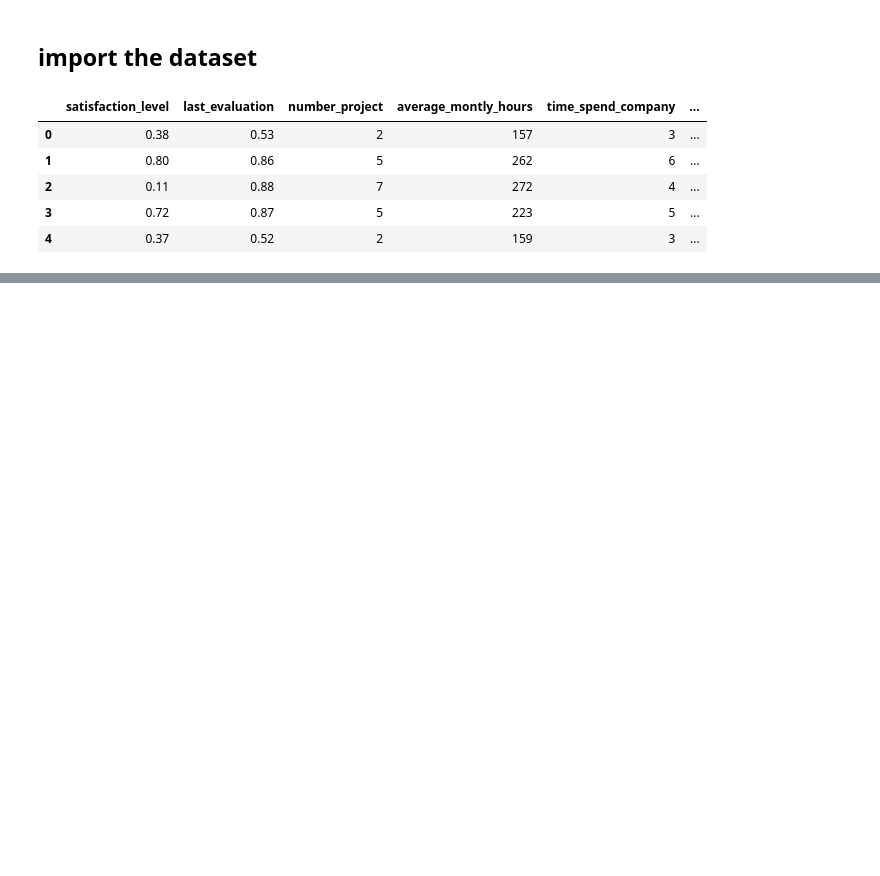
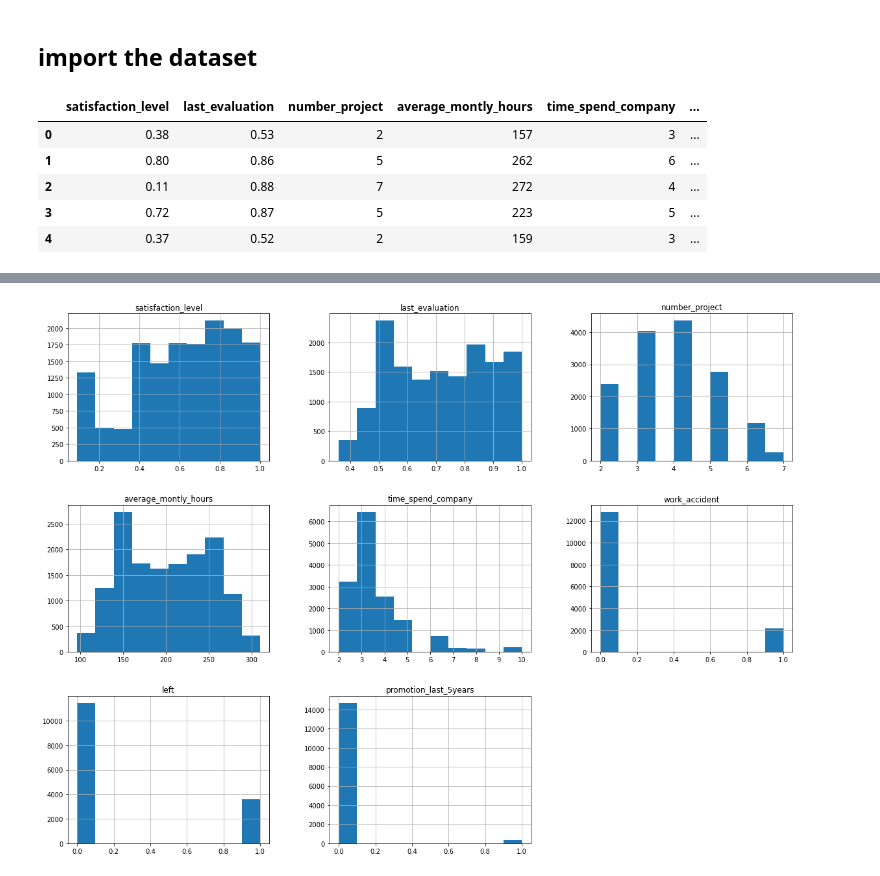
Before and after one commit to Desmondonam/Machine_leaning_algorithm, a Jupyter notebook: Notebooks/Machine Learning.ipynb, the cells around one changed output, grey strips where cells are left out. Saved outputs shown, nothing was run; the diff lists cells and outputs as text; code cells hidden in the pictures; blank space fills up the shorter version.

```diff
--- a/Notebooks/Machine Learning.ipynb
+++ b/Notebooks/Machine Learning.ipynb
@@ -50,0 +168,7 @@ NameError: name 'summary' is not defined
+# %%
+num_bins = 10
+df.hist(bins=num_bins, figsize=(20,15))
+plt.savefig("hr_histogram_plots")
+plt.show()
+# %% [output]
+[figure, added]
```
Also changed, not shown: parts of 45 cells of this notebook, 6 other files.
